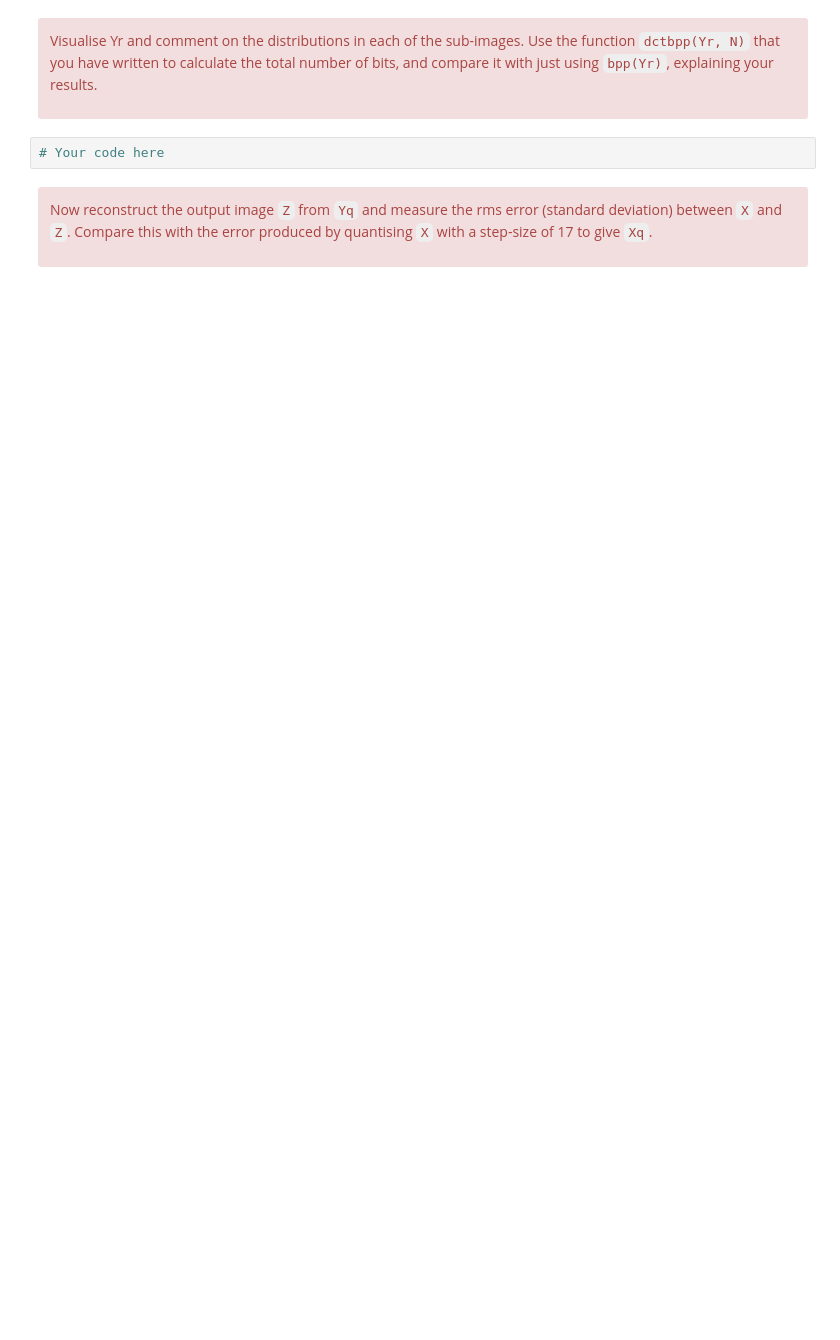
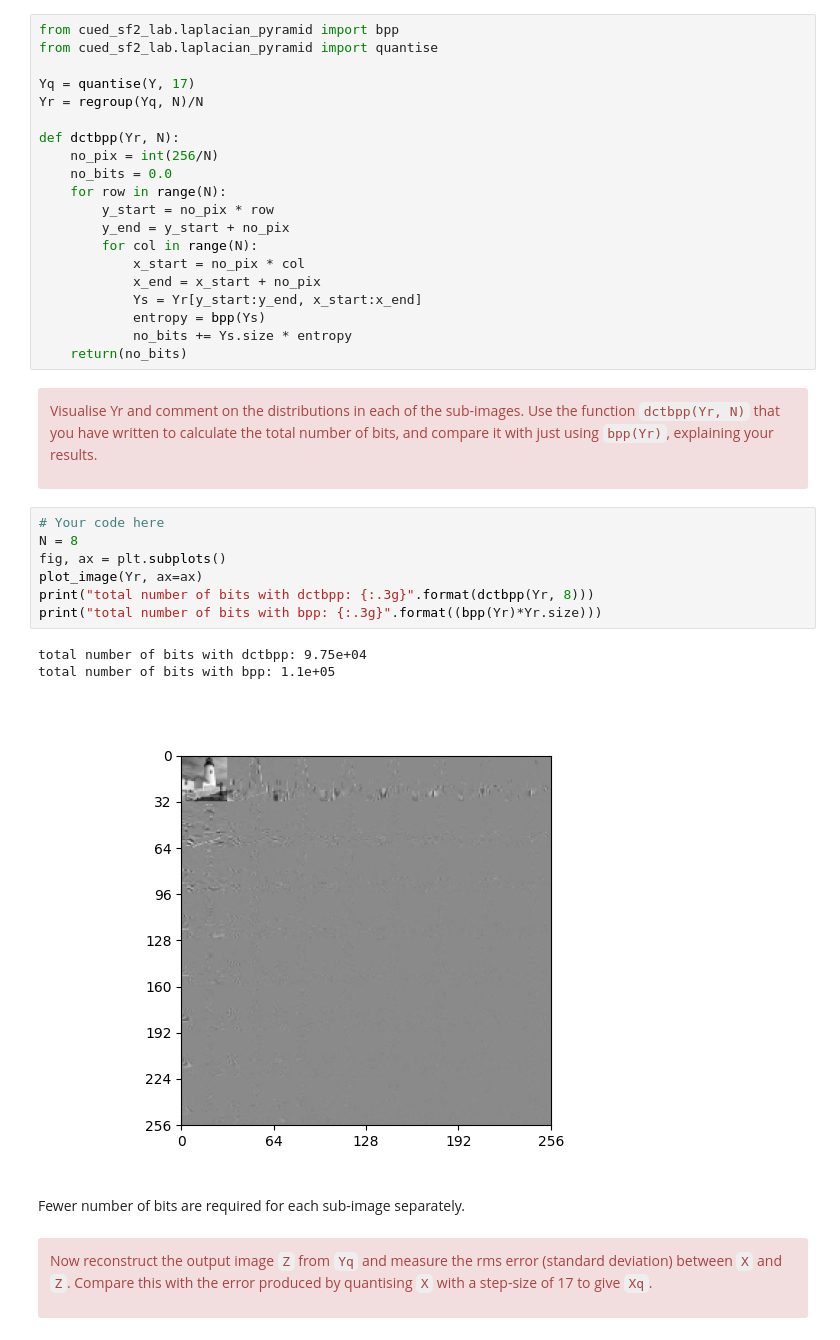
Before and after one commit to dt536/diya_cued_sf2_lab, a Jupyter notebook: 7-the-discrete-cosine-transform.ipynb, the cells around one changed output. Cells and saved outputs as stored; diff of their text form; blank space fills up the shorter version.

```diff
--- a/7-the-discrete-cosine-transform.ipynb
+++ b/7-the-discrete-cosine-transform.ipynb
@@ -296,11 +290,42 @@ def dctbpp(Yr, N):
+# %%
+from cued_sf2_lab.laplacian_pyramid import bpp
+from cued_sf2_lab.laplacian_pyramid import quantise
+
+Yq = quantise(Y, 17)
+Yr = regroup(Yq, N)/N
+
+def dctbpp(Yr, N):
+    no_pix = int(256/N)
+    no_bits = 0.0
+    for row in range(N):
+        y_start = no_pix * row
+        y_end = y_start + no_pix
+        for col in range(N):
+            x_start = no_pix * col
+            x_end = x_start + no_pix
+            Ys = Yr[y_start:y_end, x_start:x_end]
+            entropy = bpp(Ys)
+            no_bits += Ys.size * entropy
+    return(no_bits)
 # %% [markdown]
 <div class="alert alert-block alert-danger">
 
 Visualise Yr and comment on the distributions in each of the sub-images. Use the function `dctbpp(Yr, N)` that you have written to calculate the total number of bits, and compare it with just using `bpp(Yr)`, explaining your results.
 
 </div>
-# %%
-# Your code here
+# %%
+# Your code here
+N = 8
+fig, ax = plt.subplots()
+plot_image(Yr, ax=ax)
+print("total number of bits with dctbpp: {:.3g}".format(dctbpp(Yr, 8)))
+print("total number of bits with bpp: {:.3g}".format((bpp(Yr)*Yr.size)))
+# %% [output]
+total number of bits with dctbpp: 9.75e+04
+total number of bits with bpp: 1.1e+05
+[figure, added]
+# %% [markdown]
+Fewer number of bits are required for each sub-image separately.
 # %% [markdown]
 <div class="alert alert-block alert-danger">
 
```
Also changed, not shown: parts of 4 cells of this notebook.
